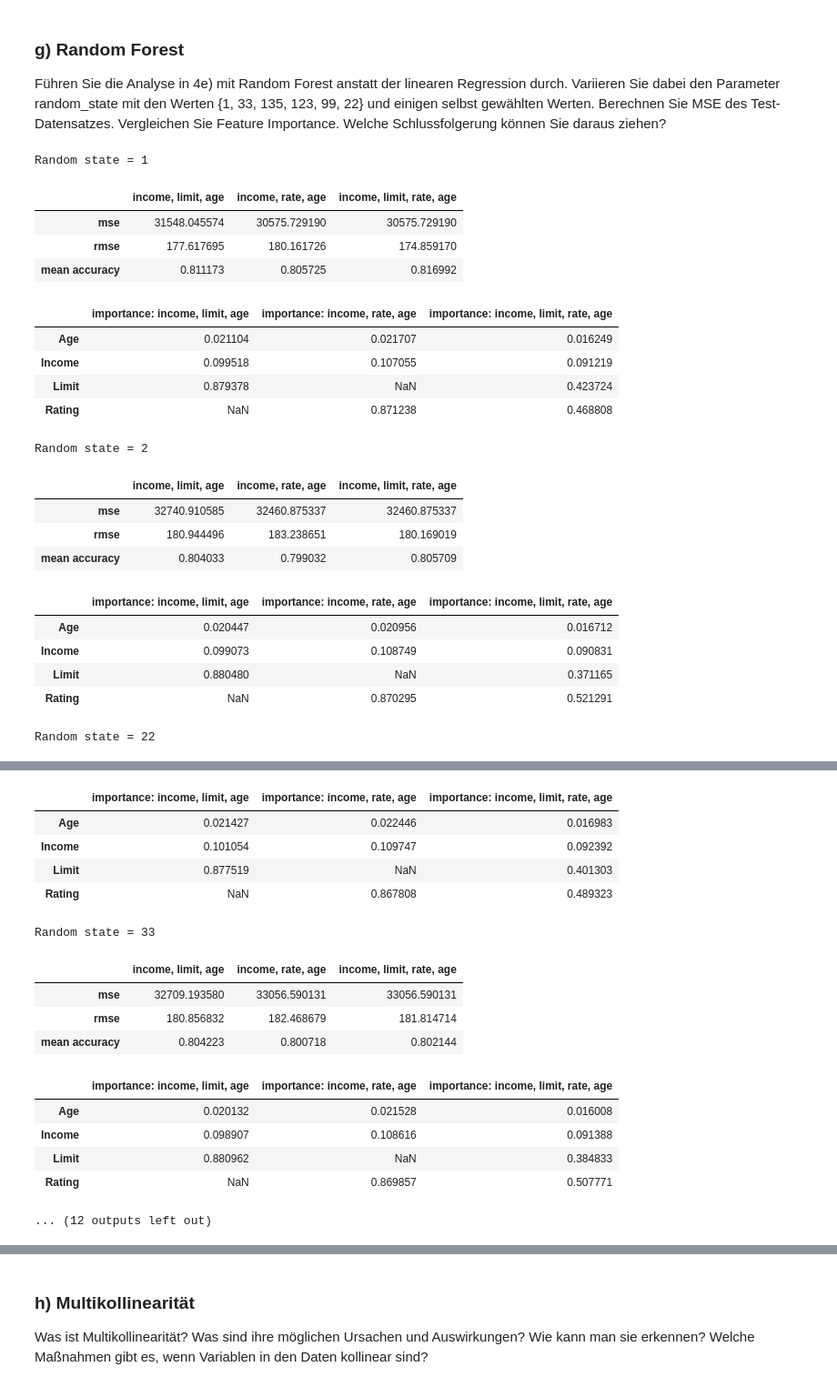
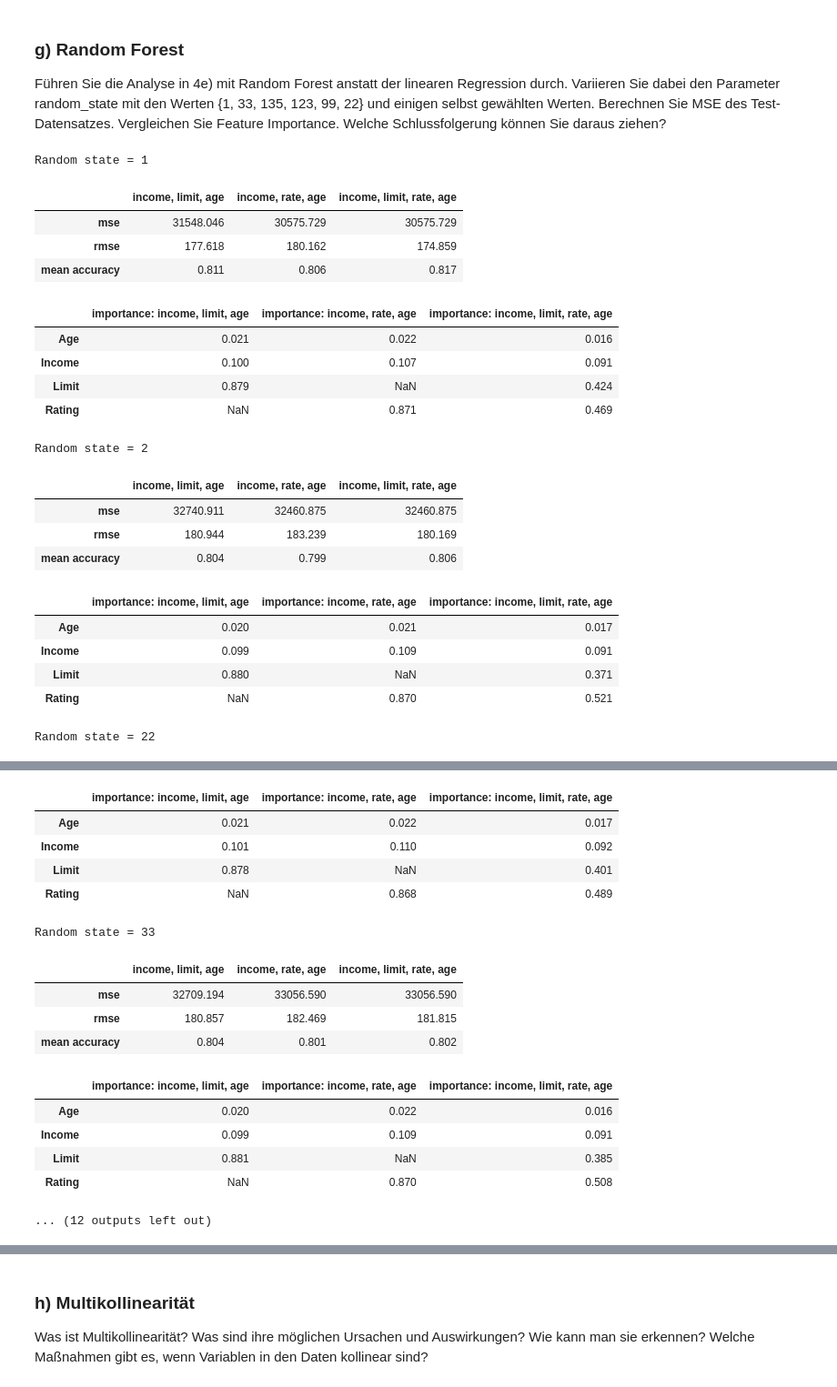
Before and after one commit to tecoKIT/smart-data-analytics, a Jupyter notebook: Uebung1/Exercise4_Carmen.ipynb, the cells around one changed output, grey strips where cells are left out. Shown at 91% size. Drawn from its saved outputs; the diff is of its cells as text; code cells hidden in the pictures.

```diff
--- a/Uebung1/Exercise4_Carmen.ipynb
+++ b/Uebung1/Exercise4_Carmen.ipynb
@@ -755,56 +770,60 @@ for random_state in random_states:
                                                                                                     X_train_inc_lim_rat_age, y_train,
                                                                                                     X_test_inc_lim_rat_age, y_test)
     # create DataFrame out of Series for nice graphics of metrics mean accuracy and rmse
-    rf_metrics_inc_lim_age = pd.Series([mse_inc_lim_age, rmse_inc_lim_age, score_inc_lim_age], index = ["mse", "rmse", "mean accuracy"])
-    rf_metrics_inc_rat_age = pd.Series([mse_inc_rat_age, rmse_inc_rat_age, score_inc_rat_age], index = ["mse", "rmse", "mean accuracy"])
-    rf_metrics_inc_lim_rat_age = pd.Series([mse_inc_rat_age, rmse_inc_lim_rat_age, score_inc_lim_rat_age],
+    rf_metrics_inc_lim_age = pd.Series([round(mse_inc_lim_age, 3), round(rmse_inc_lim_age, 3), round(score_inc_lim_age, 3)], index = ["mse", "rmse", "mean accuracy"])
+    rf_metrics_inc_rat_age = pd.Series([round(mse_inc_rat_age, 3), round(rmse_inc_rat_age, 3), round(score_inc_rat_age, 3)], index = ["mse", "rmse", "mean accuracy"])
+    rf_metrics_inc_lim_rat_age = pd.Series([round(mse_inc_rat_age, 3), round(rmse_inc_lim_rat_age, 3), round(score_inc_lim_rat_age, 3)],
                                            index = ["mse", "rmse", "mean accuracy"])
     rfs_metrics = pd.DataFrame({"income, limit, age" : rf_metrics_inc_lim_age,
                                 "income, rate, age" : rf_metrics_inc_rat_age,
                                 "income, limit, rate, age" : rf_metrics_inc_lim_rat_age},
                                index = ["mse", "rmse", "mean accuracy"])
 
     # display metrics
     print("Random state = " + str(random_state))
     display(rfs_metrics)
 
+    # round importances
+    feature_importances_inc_lim_age = round(feature_importances_inc_lim_age, 3)
+    feature_importances_inc_rat_age = round(feature_importances_inc_rat_age, 3)
+    feature_importances_inc_lim_rat_age = round(feature_importances_inc_lim_rat_age, 3)
 
     #rename columns of feature importances
     feature_importances_inc_lim_age.rename(columns = {"importance":"importance: income, limit, age"}, inplace = True)
     feature_importances_inc_rat_age.rename(columns = {"importance":"importance: income, rate, age"}, inplace = True)
     feature_importances_inc_lim_rat_age.rename(columns = {"importance":"importance: income, limit, rate, age"}, inplace = True)
 
     # create DataFrame out of Series for nice graphics feature importances
     feature_importances = pd.concat([feature_importances_inc_lim_age,
                                      feature_importances_inc_rat_age,
                                      feature_importances_inc_lim_rat_age],
                                     axis=1, join='outer', sort=True)
 
     # display feature importances
     display(feature_importances)
 
     # empty line for nicer representation
     print("\n")
 # %% [output]
 Random state = 1
 |  | income, limit, age | income, rate, age | income, limit, rate, age |
-| mse | 31548.045574 | 30575.729190 | 30575.729190 |
-| rmse | 177.617695 | 180.161726 | 174.859170 |
-| mean accuracy | 0.811173 | 0.805725 | 0.816992 |
+| mse | 31548.046 | 30575.729 | 30575.729 |
+| rmse | 177.618 | 180.162 | 174.859 |
+| mean accuracy | 0.811 | 0.806 | 0.817 |
 |  | importance: income, limit, age | importance: income, rate, age | importance: income, limit, rate, age |
-| Age | 0.021104 | 0.021707 | 0.016249 |
-| Income | 0.099518 | 0.107055 | 0.091219 |
-| Limit | 0.879378 | NaN | 0.423724 |
-| Rating | NaN | 0.871238 | 0.468808 |
+| Age | 0.021 | 0.022 | 0.016 |
+| Income | 0.100 | 0.107 | 0.091 |
+| Limit | 0.879 | NaN | 0.424 |
+| Rating | NaN | 0.871 | 0.469 |
 Random state = 2
 |  | income, limit, age | income, rate, age | income, limit, rate, age |
-| mse | 32740.910585 | 32460.875337 | 32460.875337 |
-| rmse | 180.944496 | 183.238651 | 180.169019 |
-| mean accuracy | 0.804033 | 0.799032 | 0.805709 |
+| mse | 32740.911 | 32460.875 | 32460.875 |
+| rmse | 180.944 | 183.239 | 180.169 |
+| mean accuracy | 0.804 | 0.799 | 0.806 |
 |  | importance: income, limit, age | importance: income, rate, age | importance: income, limit, rate, age |
-| Age | 0.020447 | 0.020956 | 0.016712 |
-| Income | 0.099073 | 0.108749 | 0.090831 |
-| Limit | 0.880480 | NaN | 0.371165 |
-| Rating | NaN | 0.870295 | 0.521291 |
+| Age | 0.020 | 0.021 | 0.017 |
+| Income | 0.099 | 0.109 | 0.091 |
+| Limit | 0.880 | NaN | 0.371 |
+| Rating | NaN | 0.870 | 0.521 |
 Random state = 22
 |  | income, limit, age | income, rate, age | income, limit, rate, age |
@@ -814,16 +833,16 @@ Random state = 22
 |  | importance: income, limit, age | importance: income, rate, age | importance: income, limit, rate, age |
-| Age | 0.021427 | 0.022446 | 0.016983 |
-| Income | 0.101054 | 0.109747 | 0.092392 |
-| Limit | 0.877519 | NaN | 0.401303 |
-| Rating | NaN | 0.867808 | 0.489323 |
+| Age | 0.021 | 0.022 | 0.017 |
+| Income | 0.101 | 0.110 | 0.092 |
+| Limit | 0.878 | NaN | 0.401 |
+| Rating | NaN | 0.868 | 0.489 |
 Random state = 33
 |  | income, limit, age | income, rate, age | income, limit, rate, age |
-| mse | 32709.193580 | 33056.590131 | 33056.590131 |
-| rmse | 180.856832 | 182.468679 | 181.814714 |
-| mean accuracy | 0.804223 | 0.800718 | 0.802144 |
+| mse | 32709.194 | 33056.590 | 33056.590 |
+| rmse | 180.857 | 182.469 | 181.815 |
+| mean accuracy | 0.804 | 0.801 | 0.802 |
 |  | importance: income, limit, age | importance: income, rate, age | importance: income, limit, rate, age |
-| Age | 0.020132 | 0.021528 | 0.016008 |
-| Income | 0.098907 | 0.108616 | 0.091388 |
-| Limit | 0.880962 | NaN | 0.384833 |
-| Rating | NaN | 0.869857 | 0.507771 |
+| Age | 0.020 | 0.022 | 0.016 |
+| Income | 0.099 | 0.109 | 0.091 |
+| Limit | 0.881 | NaN | 0.385 |
+| Rating | NaN | 0.870 | 0.508 |
 ... (12 outputs left out)
```
Also changed, not shown: parts of 8 cells of this notebook.
